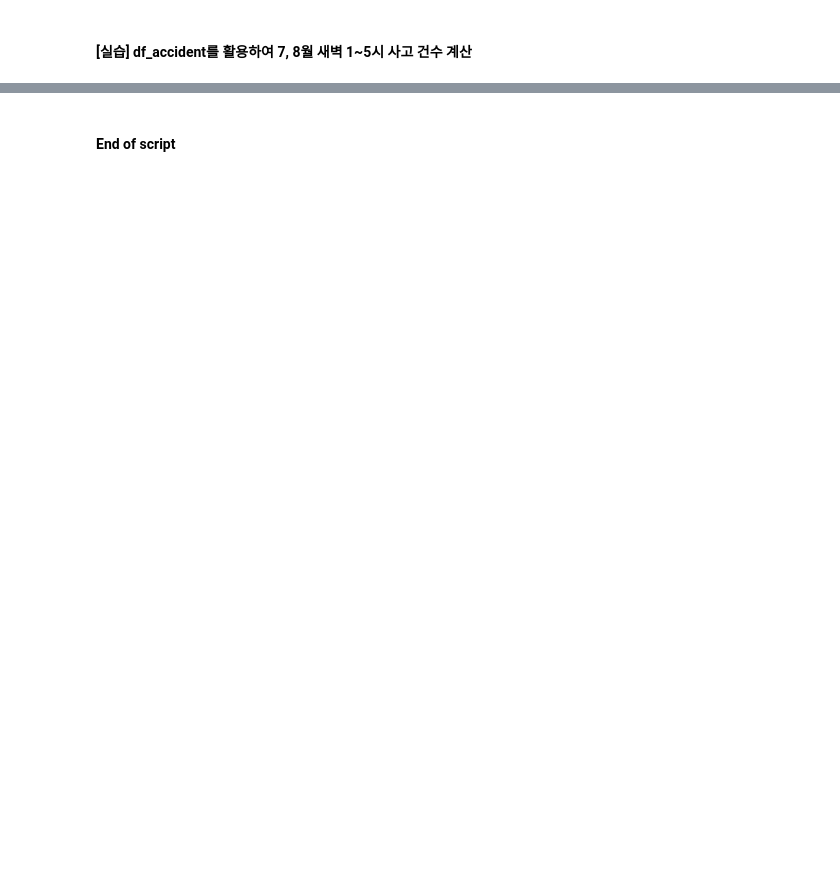
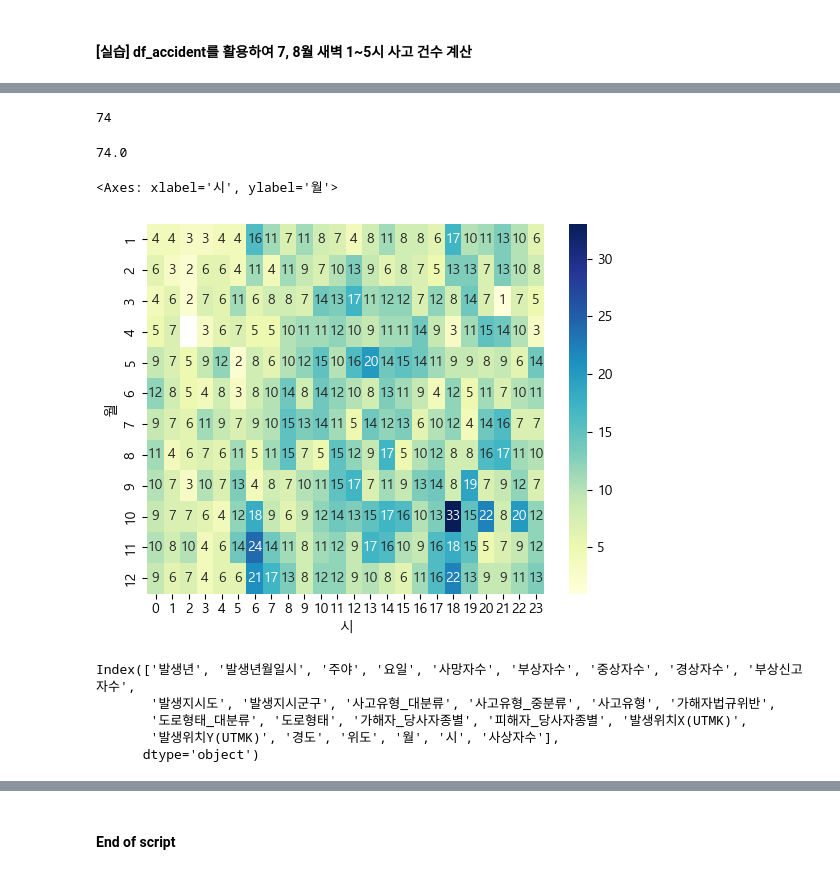
Before and after one commit to jonhpark7966/fastcampus_python_data_analysis, a Jupyter notebook: 20240116_remote/05_데이터 처리 심화.ipynb, the cells around one changed output, grey strips where cells are left out. Cells and saved outputs as stored; diff of their text form; code cells hidden in the pictures; blank space fills up the shorter version.

```diff
--- a/20240116_remote/05_데이터 처리 심화.ipynb
+++ b/20240116_remote/05_데이터 처리 심화.ipynb
@@ -822,0 +616,5 @@ df_accident
+# %%
+df_accident["발생년월일시"] = pd.to_datetime(df_accident["발생년월일시"])
+df_accident['월'] = df_accident["발생년월일시"].dt.month
+df_accident['시'] = df_accident["발생년월일시"].dt.hour
+df_accident
@@ -822,0 +635,6 @@ df_accident
+# %%
+cond_hour = df_accident['시'].between(1,5)
+cond_month = df_accident['월'].between(7,8)
+df_accident[cond_hour & cond_month].shape[0]
+# %% [output]
+74
@@ -822,0 +643,7 @@ df_accident
+# %%
+pt = df_accident.pivot_table(values='사망자수', index='월', columns='시', aggfunc='size')
+pt.loc[7:8, 1:5].sum().sum()
+# %% [output]
+74.0
+# %%
+df_accident['사상자수'] = df_accident['사망자수'] +  df_accident['부상자수']
@@ -822,0 +652,14 @@ df_accident
+# %%
+pt = df_accident.pivot_table(values='사상자수', index='월', columns='시', aggfunc='count')
+sns.heatmap(pt, cmap='YlGnBu', annot=True)
+# %% [output]
+<Axes: xlabel='시', ylabel='월'>
+[figure, added]
+# %%
+df_accident.columns
+# %% [output]
+Index(['발생년', '발생년월일시', '주야', '요일', '사망자수', '부상자수', '중상자수', '경상자수', '부상신고자수',
+       '발생지시도', '발생지시군구', '사고유형_대분류', '사고유형_중분류', '사고유형', '가해자법규위반',
+       '도로형태_대분류', '도로형태', '가해자_당사자종별', '피해자_당사자종별', '발생위치X(UTMK)',
+       '발생위치Y(UTMK)', '경도', '위도', '월', '시', '사상자수'],
+      dtype='object')
```
Also changed, not shown: parts of 66 cells of this notebook, 1 other file.
